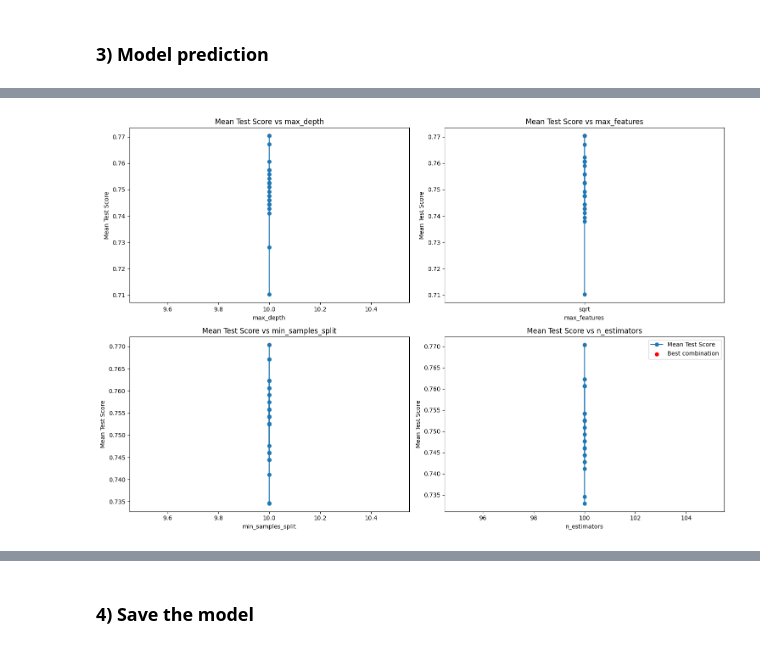
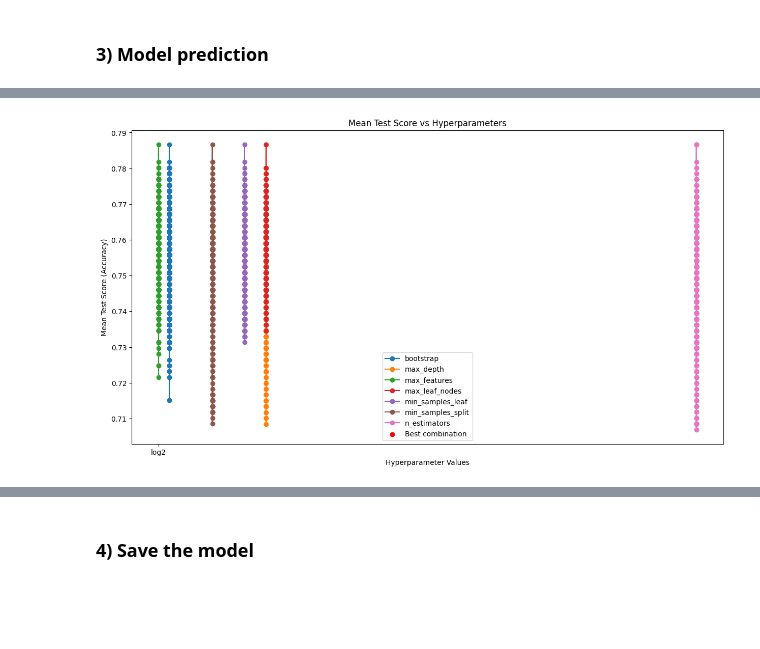
Before and after one commit to 4GeeksAcademy/MLRandom-Forest-PilarZarco, a Jupyter notebook: src/ML Random Forest.ipynb, the cells around one changed output, grey strips where cells are left out. Cells and saved outputs as stored; diff of their text form; code cells hidden in the pictures; blank space fills up the shorter version.

```diff
--- a/src/ML Random Forest.ipynb
+++ b/src/ML Random Forest.ipynb
@@ -34,9 +34,12 @@ from sklearn.metrics import accuracy_score
 
 # Definition of hyperparameter search space:
 hyperparams = {
-    'n_estimators': [10, 50, 100],
-    'max_depth': [None, 10, 20],
-    'min_samples_split': [2, 5, 10],
+    'n_estimators': [10, 50, 100, 200],
+    'max_depth': [None, 10, 20, 30],
+    'min_samples_split': [2, 5, 10, 20],
+    'min_samples_leaf': [1, 2, 4, 8],
+    'max_leaf_nodes': [None, 10, 20, 30],
+    'bootstrap': [True, False],
     'max_features': ['sqrt', 'log2', None],
 }
 
@@ -145,25 +148,26 @@ cv_results.head()
 # %%
-# Hyperparameters to plot (all hyperparameters that are in grid.best_params_)
+# Create a single graph
+fig, ax = plt.subplots(figsize=(15, 8))
+
 hyperparams_to_plot = list(best_hyperparams.keys())
 
-# Create subgraphs for each hyperparameter
-fig, axes = plt.subplots(nrows=2, ncols=2, figsize=(15, 10))
+for param_to_plot in hyperparams_to_plot:
+    # Check if expected column exists in cv_results
+    if f'param_{param_to_plot}' in cv_results.columns:
+        param_results = cv_results[cv_results[f'param_{param_to_plot}'] == best_hyperparams[param_to_plot]]
 
-# Flatten the subgraph matrix to facilitate the loop.
-axes_flat = axes.flatten()
+        # Plot results only if there is data for the hyperparameter
+        if not param_results.empty:
+            ax.plot(param_results[f'param_{param_to_plot}'], param_results['mean_test_score'], marker='o', label=f'{param_to_plot}')
 
-for i, param_to_plot in enumerate(hyperparams_to_plot):
-    param_results = cv_results[cv_results[f'param_{param_to_plot}'] == best_hyperparams[param_to_plot]]
+# Marking the best combination
+ax.scatter(best_hyperparams[param_to_plot], grid.best_score_, color='red', label='Best combination')
 
-    # Plot results
-    axes_flat[i].plot(param_results[f'param_{param_to_plot}'], param_results['mean_test_score'], marker='o', label='Mean Test Score')
-    axes_flat[i].scatter(best_hyperparams[param_to_plot], grid.best_score_, color='red', label='Best combination')
-    axes_flat[i].set_title(f'Mean Test Score vs {param_to_plot}')
-    axes_flat[i].set_xlabel(param_to_plot)
-    axes_flat[i].set_ylabel('Mean Test Score')
+ax.set_title('Mean Test Score vs Hyperparameters')
+ax.set_xlabel('Hyperparameter Values')
+ax.set_ylabel('Mean Test Score (Accuracy)')
+ax.legend()
 
-plt.tight_layout()
-plt.legend()
 plt.show()
 # %% [output]
-[figure, old version]
+[figure, new version]
```
Also changed, not shown: parts of 7 cells of this notebook, 7 other files.
